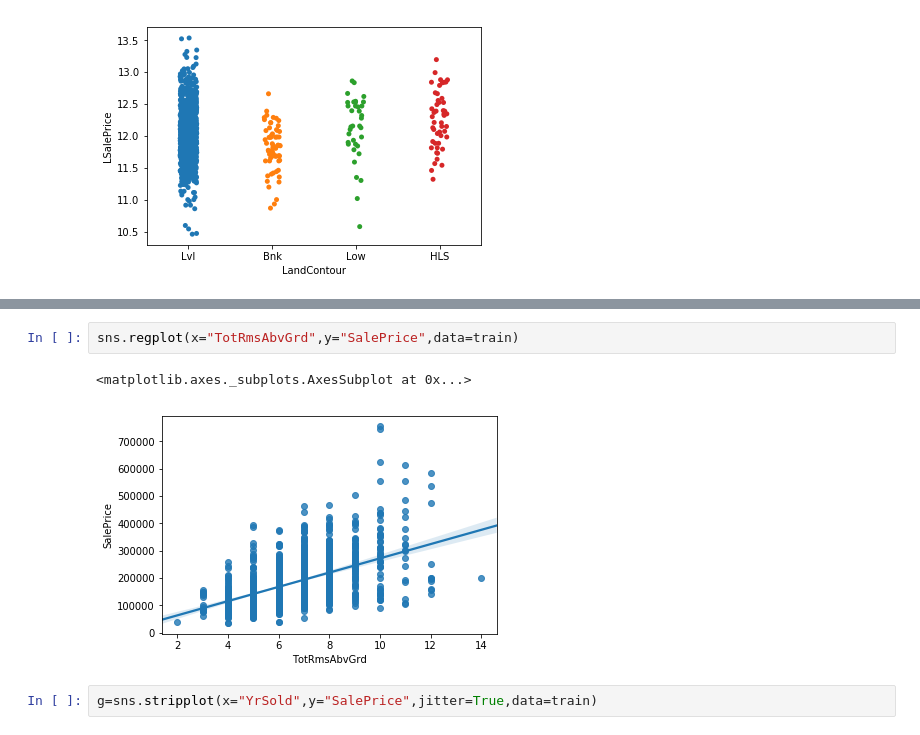
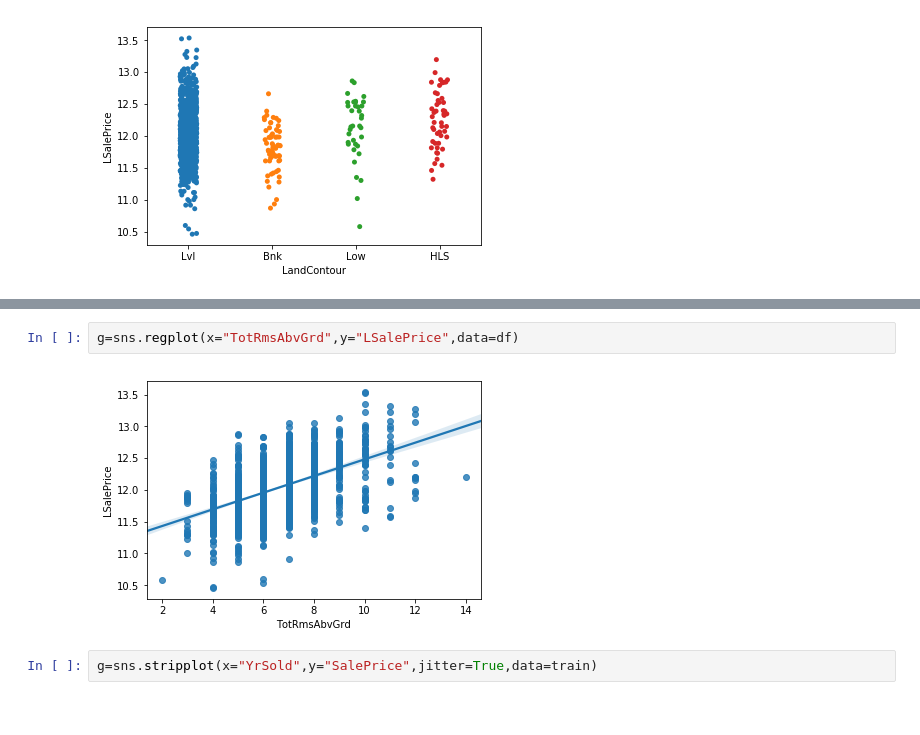
Before and after one commit to StevenDalderop/Ames-Housing-Dataset, a Jupyter notebook: Ames Housing Dataset.ipynb, the cells around one changed output, grey strips where cells are left out. Cells and saved outputs as stored; diff of their text form.

```diff
--- a/Ames Housing Dataset.ipynb
+++ b/Ames Housing Dataset.ipynb
@@ -208,10 +207,9 @@ sns.regplot(x="PoolArea",y="SalePrice",data=train)
 <matplotlib.axes._subplots.AxesSubplot at 0x...>
 [figure]
 # %%
-sns.regplot(x="TotRmsAbvGrd",y="SalePrice",data=train)
+g=sns.regplot(x="TotRmsAbvGrd",y="LSalePrice",data=df)
 # %% [output]
-<matplotlib.axes._subplots.AxesSubplot at 0x...>
-[figure, old version]
+[figure, new version]
 # %%
 g=sns.stripplot(x="YrSold",y="SalePrice",jitter=True,data=train)
 # %% [output]
```
Also changed, not shown: parts of 26 cells of this notebook.
